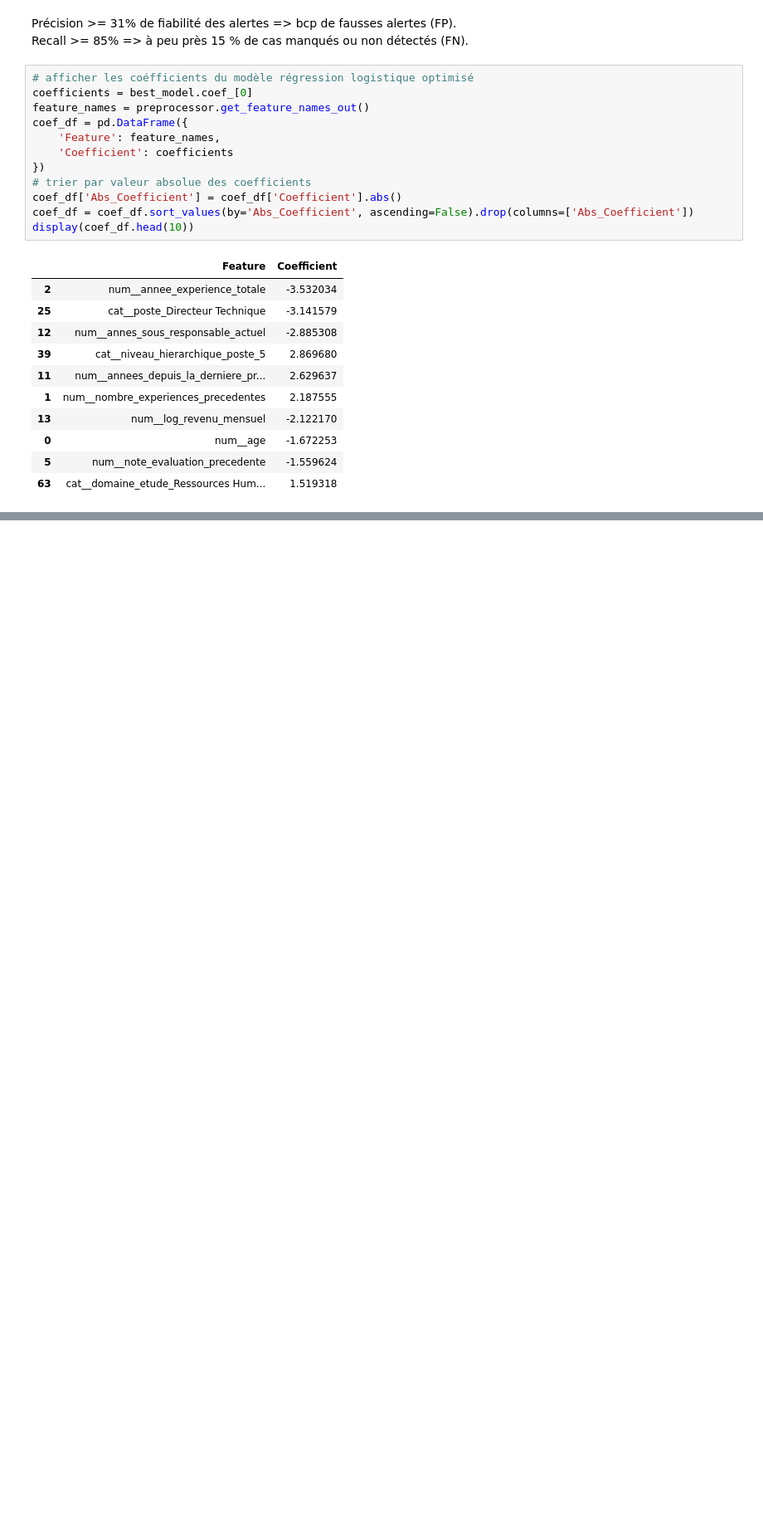
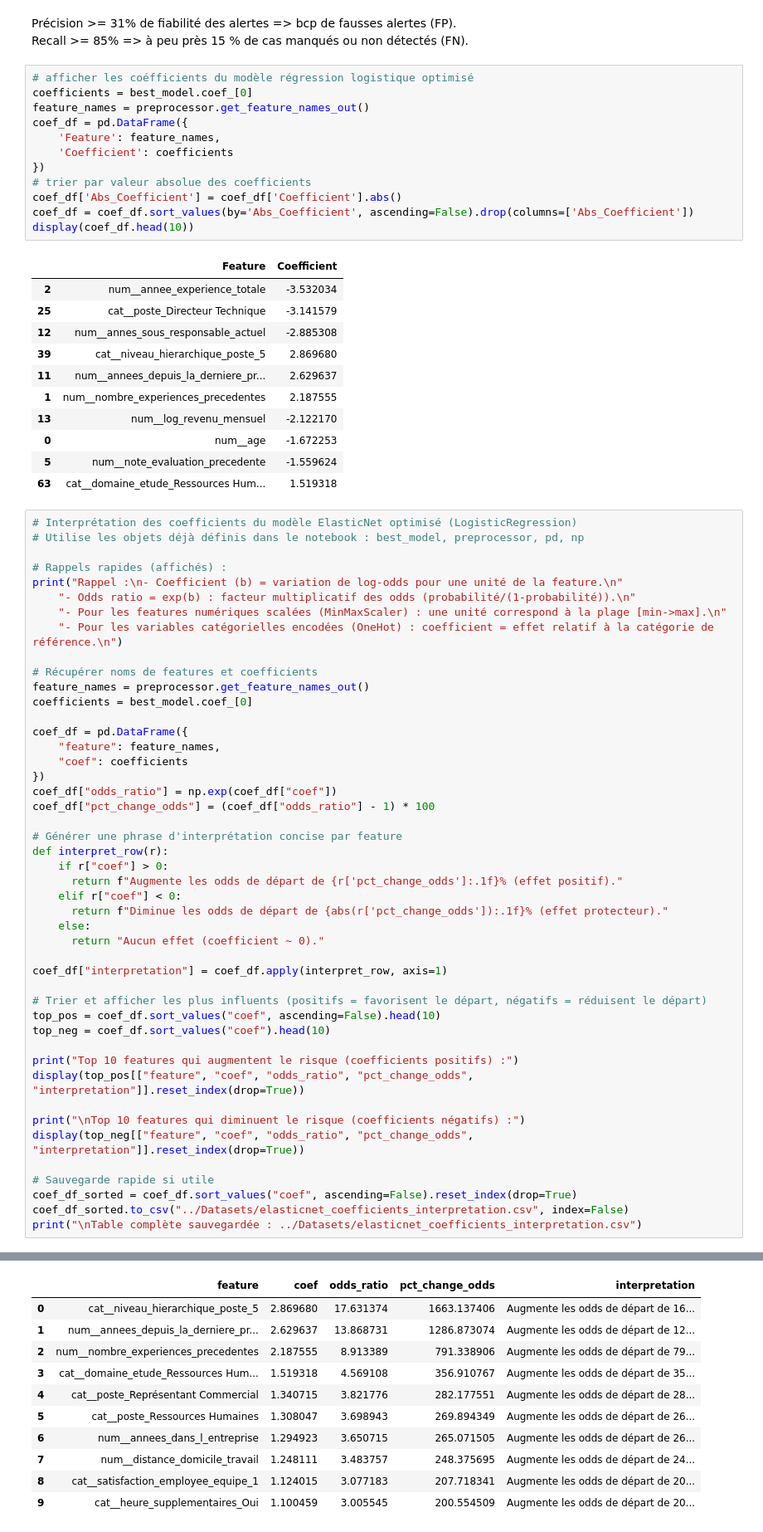
Before and after one commit to AIEngOc2025/Projet4, a Jupyter notebook: Developpement/classification_informations.ipynb, the cells around one changed output, grey strips where cells are left out. Shown at 83% size. Drawn from its saved outputs; the diff is of its cells as text; blank space fills up the shorter version.

Commit message:
add  l'effet des coef du LR

```diff
--- a/Developpement/classification_informations.ipynb
+++ b/Developpement/classification_informations.ipynb
@@ -902,3 +902,50 @@ display(coef_df.head(10))
 | 0 | num__age | -1.672253 |
 | 5 | num__note_evaluation_precedente | -1.559624 |
 | 63 | cat__domaine_etude_Ressources Hum... | 1.519318 |
+# %%
+# Interprétation des coefficients du modèle ElasticNet optimisé (LogisticRegression)
+# Utilise les objets déjà définis dans le notebook : best_model, preprocessor, pd, np
+
+# Rappels rapides (affichés) :
+print("Rappel :\n- Coefficient (b) = variation de log-odds pour une unité de la feature.\n"
+    "- Odds ratio = exp(b) : facteur multiplicatif des odds (probabilité/(1-probabilité)).\n"
+    "- Pour les features numériques scalées (MinMaxScaler) : une unité correspond à la plage [min->max].\n"
+    "- Pour les variables catégorielles encodées (OneHot) : coefficient = effet relatif à la catégorie de référence.\n")
+
+# Récupérer noms de features et coefficients
+feature_names = preprocessor.get_feature_names_out()
+coefficients = best_model.coef_[0]
+
+coef_df = pd.DataFrame({
+    "feature": feature_names,
+    "coef": coefficients
+})
+coef_df["odds_ratio"] = np.exp(coef_df["coef"])
+coef_df["pct_change_odds"] = (coef_df["odds_ratio"] - 1) * 100
+
+# Générer une phrase d'interprétation concise par feature
+def interpret_row(r):
+    if r["coef"] > 0:
+      return f"Augmente les odds de départ de {r['pct_change_odds']:.1f}% (effet positif)."
+    elif r["coef"] < 0:
+      return f"Diminue les odds de départ de {abs(r['pct_change_odds']):.1f}% (effet protecteur)."
+    else:
+      return "Aucun effet (coefficient ~ 0)."
+
+coef_df["interpretation"] = coef_df.apply(interpret_row, axis=1)
+
+# Trier et afficher les plus influents (positifs = favorisent le départ, négatifs = réduisent le départ)
+top_pos = coef_df.sort_values("coef", ascending=False).head(10)
+top_neg = coef_df.sort_values("coef").head(10)
+
+print("Top 10 features qui augmentent le risque (coefficients positifs) :")
+display(top_pos[["feature", "coef", "odds_ratio", "pct_change_odds", "interpretation"]].reset_index(drop=True))
+
+print("\nTop 10 features qui diminuent le risque (coefficients négatifs) :")
+display(top_neg[["feature", "coef", "odds_ratio", "pct_change_odds", "interpretation"]].reset_index(drop=True))
+
+# Sauvegarde rapide si utile
+coef_df_sorted = coef_df.sort_values("coef", ascending=False).reset_index(drop=True)
+coef_df_sorted.to_csv("../Datasets/elasticnet_coefficients_interpretation.csv", index=False)
+print("\nTable complète sauvegardée : ../Datasets/elasticnet_coefficients_interpretation.csv")
+# %% [output]
@@ -904,0 +959,11 @@ display(coef_df.head(10))
+|  | feature | coef | odds_ratio | pct_change_odds | interpretation |
+| 0 | cat__niveau_hierarchique_poste_5 | 2.869680 | 17.631374 | 1663.137406 | Augmente les odds de départ de 16... |
+| 1 | num__annees_depuis_la_derniere_pr... | 2.629637 | 13.868731 | 1286.873074 | Augmente les odds de départ de 12... |
+| 2 | num__nombre_experiences_precedentes | 2.187555 | 8.913389 | 791.338906 | Augmente les odds de départ de 79... |
+| 3 | cat__domaine_etude_Ressources Hum... | 1.519318 | 4.569108 | 356.910767 | Augmente les odds de départ de 35... |
+| 4 | cat__poste_Représentant Commercial | 1.340715 | 3.821776 | 282.177551 | Augmente les odds de départ de 28... |
+| 5 | cat__poste_Ressources Humaines | 1.308047 | 3.698943 | 269.894349 | Augmente les odds de départ de 26... |
+| 6 | num__annees_dans_l_entreprise | 1.294923 | 3.650715 | 265.071505 | Augmente les odds de départ de 26... |
+| 7 | num__distance_domicile_travail | 1.248111 | 3.483757 | 248.375695 | Augmente les odds de départ de 24... |
+| 8 | cat__satisfaction_employee_equipe_1 | 1.124015 | 3.077183 | 207.718341 | Augmente les odds de départ de 20... |
+| 9 | cat__heure_supplementaires_Oui | 1.100459 | 3.005545 | 200.554509 | Augmente les odds de départ de 20... |
```
Also changed, not shown: parts of 2 cells of this notebook.
